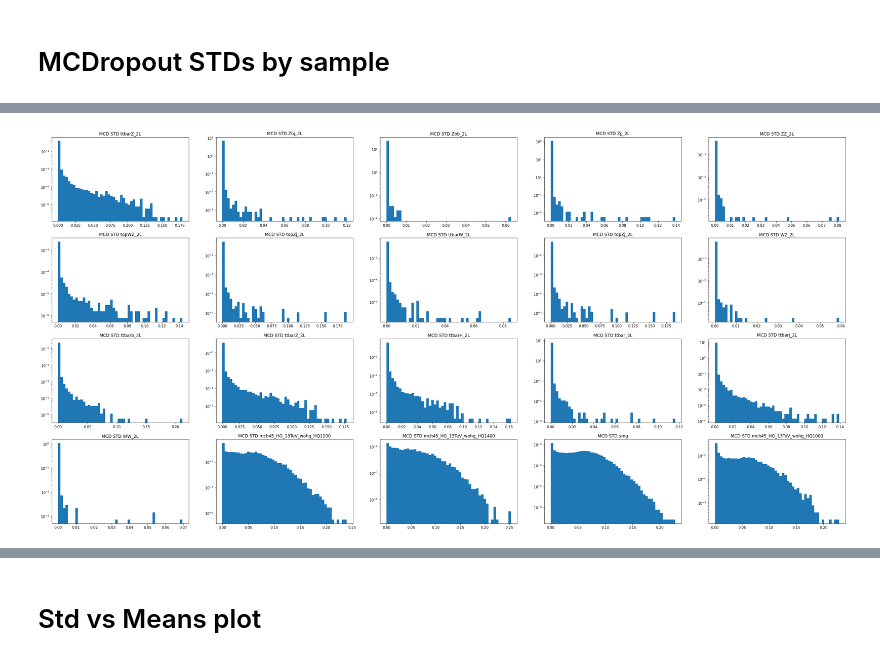
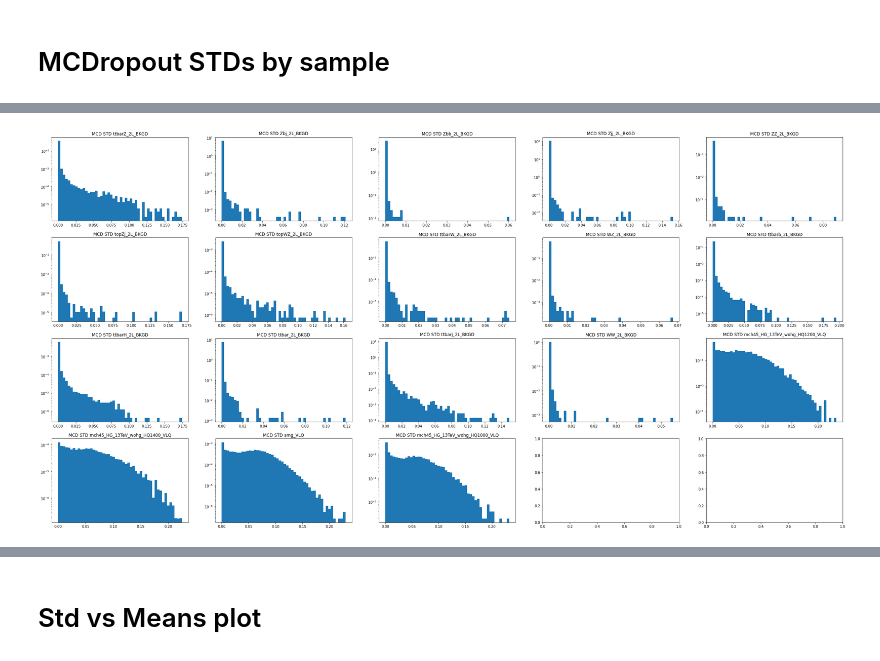
Before and after one commit to GilbertoCunha/LHC-VLQ-Classifier, a Jupyter notebook: VLQs/ModelEvaluation.ipynb, the cells around one changed output, grey strips where cells are left out. Cells and saved outputs as stored; diff of their text form; code cells hidden in the pictures.

```diff
--- a/VLQs/ModelEvaluation.ipynb
+++ b/VLQs/ModelEvaluation.ipynb
@@ -97,0 +111,3 @@ plt.show()
+# %%
+# Predictions with optimal threshold
+y_preds = np.array([costum_round(y_preds[i], optim_thr) for i in range(len(y_preds))])
@@ -157,15 +251,21 @@ plt.show()
 # %% [markdown]
 # MCDropout STDs by sample
 # %%
-# Gather sample names
-samples = glob("data/dileptonic/*.csv")
-samples += glob("data/sm_gluon_vlq/*.csv")
-samples = [sample.split("/")[-1].split(".")[0] for sample in samples]
+# Gather bkgd samples
+bkgd_samples = glob("data/dileptonic/*.csv")
+bkgd_samples = [sample.split("/")[-1].split(".")[0] + "_BKGD" for sample in bkgd_samples]
+
+# Gather VLQ samples
+vlq_samples = glob("data/sm_gluon_vlq/*.csv")
+vlq_samples = [sample.split("/")[-1].split(".")[0] + "_VLQ" for sample in vlq_samples]
+
+# Concatenate
+samples = bkgd_samples + vlq_samples
 # %%
-# Remove duplicate test and train samples
+# Remove test and train from sample names
 for i, sample in enumerate(samples):
-    if "test" in sample:
-        del samples[i]
-        i -= 1
-    elif "train" in sample:
-        samples[i] = samples[i].replace("_train", "")
+    if "test" in sample: samples[i] = samples[i].replace("_test", "")
+    elif "train" in sample: samples[i] = samples[i].replace("_train", "")
+
+# Remove duplicates
+samples = list(dict.fromkeys(samples))
@@ -174,6 +271,0 @@ Por algum motivo é preciso efetuar este ciclo duas vezes
-# %%
-for i, sample in enumerate(samples):
-    if "test" in sample:
-        del samples[i]
-    elif "train" in sample:
-        samples[i] = samples[i].replace("_train", "")
@@ -203,20 +272,21 @@ samples
 # %%
 # Plot adjustment variables
 num_cols, bins = 5, 50
 
 # Generate the plots
 num_rows = int(np.ceil((len(samples)) / num_cols))
 fig, axs = plt.subplots(num_rows, num_cols, figsize=(40, 20))
 
 # Iterate and generate each data
 for i, sample in enumerate(samples):
     # Plot the data
     row, col = int(i/num_cols), i%num_cols
     axs[row, col].set_title("MCD STD " + sample)
+    sample = sample.replace("_BKGD", "").replace("_VLQ", "")
     axs[row, col].hist(mc_stds[val_samples == sample], bins=50, weights=val_weights[val_samples == sample])
     axs[row, col].set_yscale("log")
 
 plt.savefig("plots/stds_distribution_mcd_per_sample.png", dpi=500)
 plt.show()
 # %% [output]
-[figure, old version]
+[figure, new version]
```
Also changed, not shown: parts of 21 cells of this notebook.
